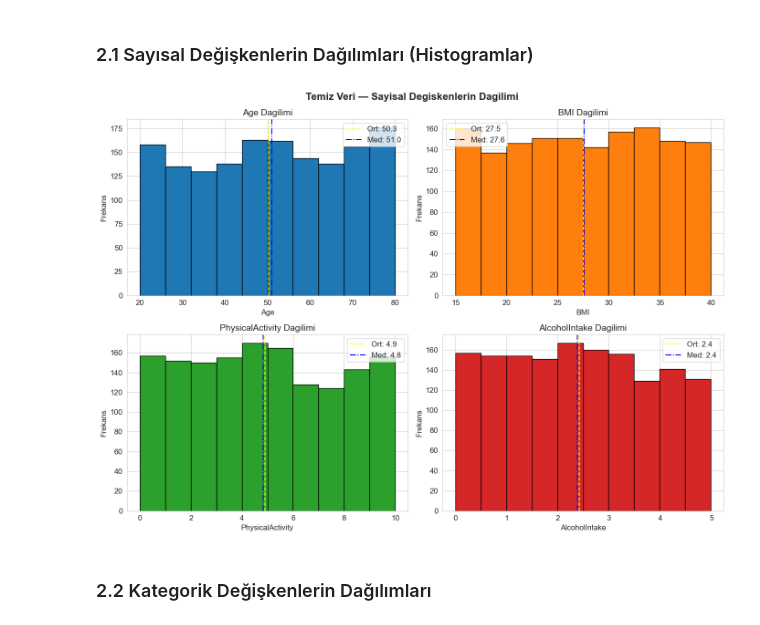
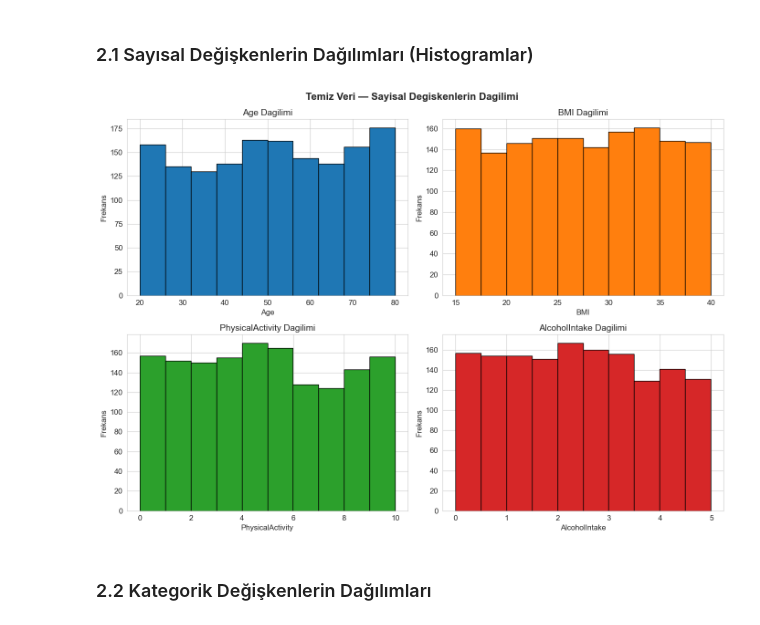
Before and after one commit to yusufguclu/kanser-verisi-isleme, a Jupyter notebook: veri_islme.ipynb, the cells around one changed output. Cells and saved outputs as stored; diff of their text form; code cells hidden in the pictures.

```diff
--- a/veri_islme.ipynb
+++ b/veri_islme.ipynb
@@ -122,26 +122,23 @@ Oran: {0: 62.9, 1: 37.1}
 # %%
 # Sayisal degiskenlerin histogram dagilimi
 sayisal_sutunlar = ['Age', 'BMI', 'PhysicalActivity', 'AlcoholIntake']
 
 fig, axes = plt.subplots(2, 2, figsize=(14, 10))
 fig.suptitle('Temiz Veri — Sayisal Degiskenlerin Dagilimi', fontsize=16, fontweight='bold')
 
 renkler = ['#1f77b4', '#ff7f0e', '#2ca02c', '#d62728']
 for i, col in enumerate(sayisal_sutunlar):
     ax = axes[i // 2][i % 2]
     ax.hist(df_orijinal[col], color=renkler[i], edgecolor='black')
     ax.set_title(f'{col} Dagilimi')
     ax.set_xlabel(col)
     ax.set_ylabel('Frekans')
-    # Ortalama cizgisi
-    ax.axvline(df_orijinal[col].mean(), color='yellow', linestyle='--', label=f'Ort: {df_orijinal[col].mean():.1f}')
-    ax.axvline(df_orijinal[col].median(), color='blue', linestyle='-.', label=f'Med: {df_orijinal[col].median():.1f}')
-    ax.legend() #label gosterir
+
 
 plt.tight_layout()  #grafikleriin yazilari birbirne girmesin
 plt.show()
 # %% [output]
-[figure, old version]
+[figure, new version]
 # %% [markdown]
 ### 2.2 Kategorik Değişkenlerin Dağılımları
 # %%
```
Also changed, not shown: parts of 27 cells of this notebook.
